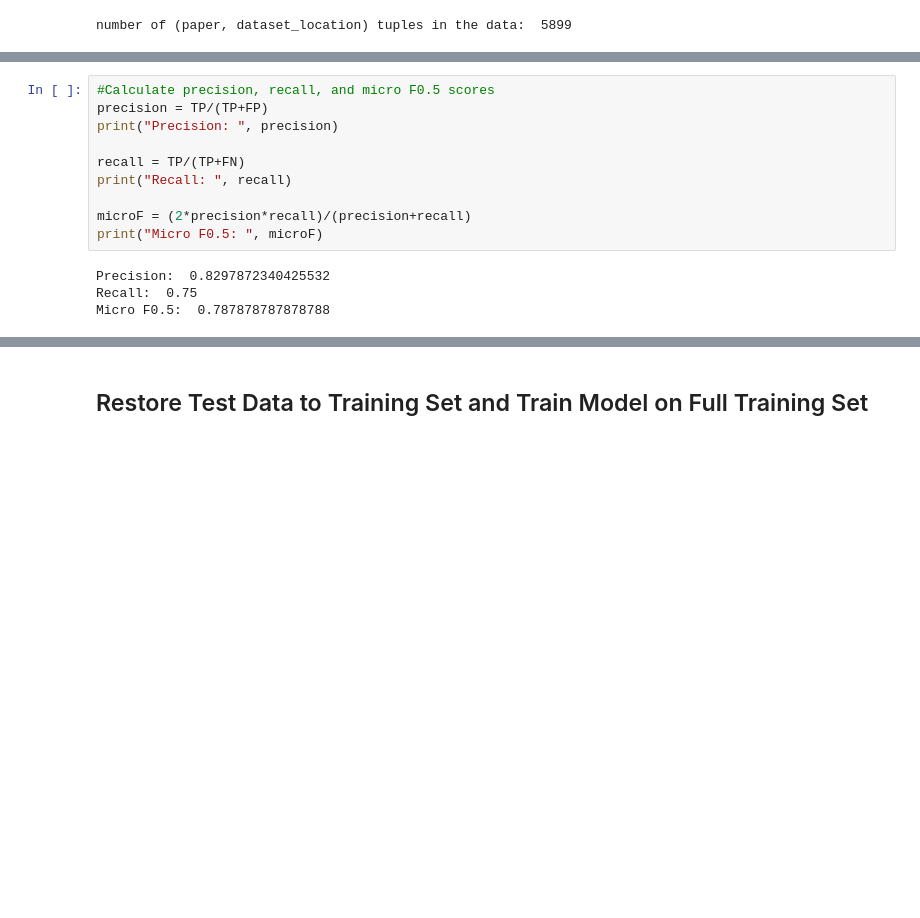
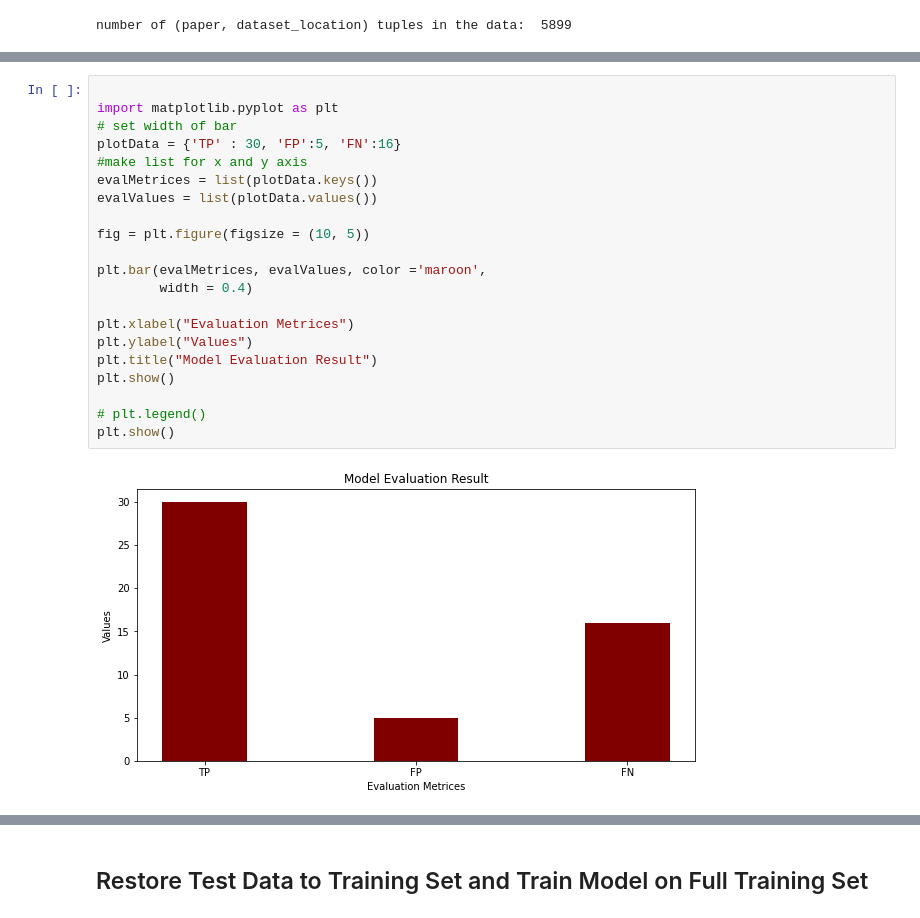
Before and after one commit to ajag408/ASKus, a Jupyter notebook: ASKus_spaCy.ipynb, the cells around one changed output, grey strips where cells are left out. Cells and saved outputs as stored; diff of their text form; blank space fills up the shorter version.

```diff
--- a/ASKus_spaCy.ipynb
+++ b/ASKus_spaCy.ipynb
@@ -512,14 +529,23 @@ for num in range(0, len(ground_truth)):
-# %%
-#Calculate precision, recall, and micro F0.5 scores
-precision = TP/(TP+FP)
-print("Precision: ", precision)
-
-recall = TP/(TP+FN)
-print("Recall: ", recall)
-
-microF = (2*precision*recall)/(precision+recall)
-print("Micro F0.5: ", microF)
-# %% [output]
-Precision:  0.8297872340425532
-Recall:  0.75
-Micro F0.5:  0.787878787878788
+# %%
+
+import matplotlib.pyplot as plt
+# set width of bar
+plotData = {'TP' : 30, 'FP':5, 'FN':16}
+#make list for x and y axis
+evalMetrices = list(plotData.keys())
+evalValues = list(plotData.values())
+
+fig = plt.figure(figsize = (10, 5))
+
+plt.bar(evalMetrices, evalValues, color ='maroon',
+        width = 0.4)
+
+plt.xlabel("Evaluation Metrices")
+plt.ylabel("Values")
+plt.title("Model Evaluation Result")
+plt.show()
+
+# plt.legend()
+plt.show()
+# %% [output]
+[figure, added]
```
Also changed, not shown: parts of 18 cells of this notebook.
